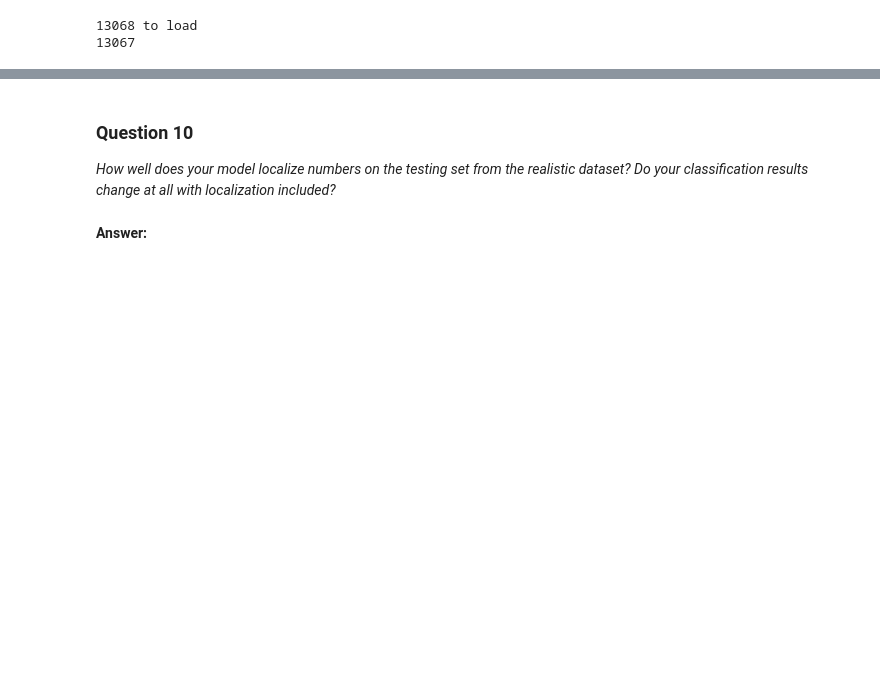
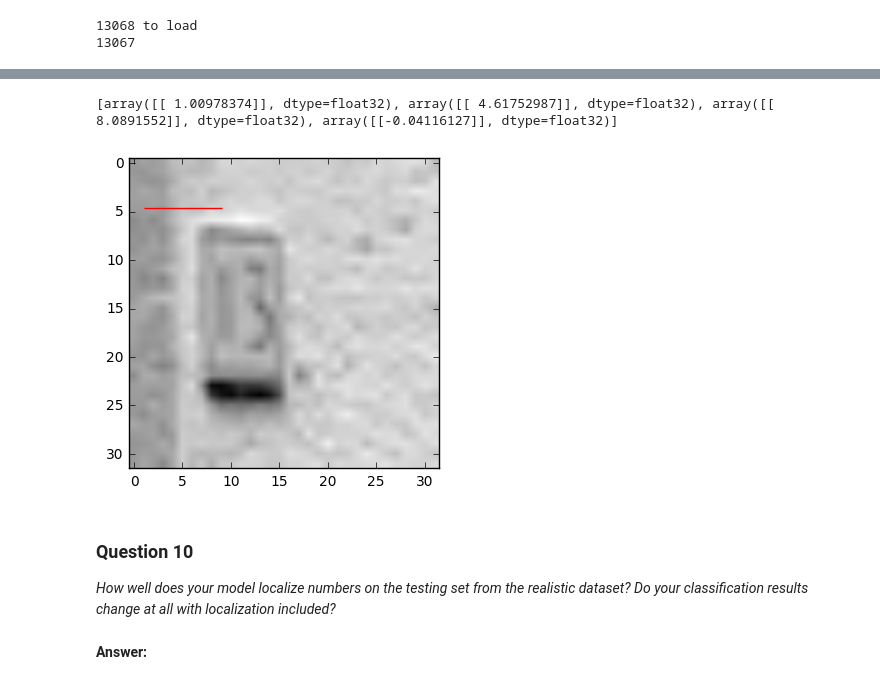
Before and after one commit to asindico/digitRecognition, a Jupyter notebook: digit_recognition.ipynb, the cells around one changed output, grey strips where cells are left out. Cells and saved outputs as stored; diff of their text form; code cells hidden in the pictures; blank space fills up the shorter version.

```diff
--- a/digit_recognition.ipynb
+++ b/digit_recognition.ipynb
@@ -1250,3 +1257,29 @@ print(y_pred)
+# %%
+fig,ax = plt.subplots(1)
+filename = 'shot5.jpg'
+fullname = os.path.join(shot_folder, filename)
+img = Image.open(fullname)
+img = img.resize((BIG,BIG), Image.ANTIALIAS)
+img = img.crop([15,15,90,70])
+img = img.resize((SV_IMG_SIZE,SV_IMG_SIZE), Image.ANTIALIAS)
+array = np.asarray(img)
+array =  array.reshape((SV_IMG_SIZE,SV_IMG_SIZE,3)).astype(np.float32)
+na = np.zeros([SV_IMG_SIZE,SV_IMG_SIZE],dtype=int)
+for x in range (array.shape[0]):
+    for y in range (array.shape[1]):
+        na[x][y]=np.average(array[x][y][:])
+array = na.reshape(1,SV_IMG_SIZE,SV_IMG_SIZE,1)
+array = (array/125.5)-1
+y_pred = model.predict(array,batch_size=1,verbose=0)
+ax.imshow(array.reshape(SV_IMG_SIZE,SV_IMG_SIZE),cmap='gray')
+box = y_pred
+rect = patches.Rectangle((box[0][0][0],box[1][0][0]),box[2][0][0],box[3][0][0],linewidth=1,edgecolor='r',facecolor='none')
+#rect = patches.Rectangle((5.145,5.05),17.08,17.013)
+ax.add_patch(rect)
+print(y_pred)
+# %% [output]
+[array([[ 1.00978374]], dtype=float32), array([[ 4.61752987]], dtype=float32), array([[ 8.0891552]], dtype=float32), array([[-0.04116127]], dtype=float32)]
+[figure, added]
 # %% [markdown]
 ### Question 10
 _How well does your model localize numbers on the testing set from the realistic dataset? Do your classification results change at all with localization included?_
```
Also changed, not shown: parts of 7 cells of this notebook.
